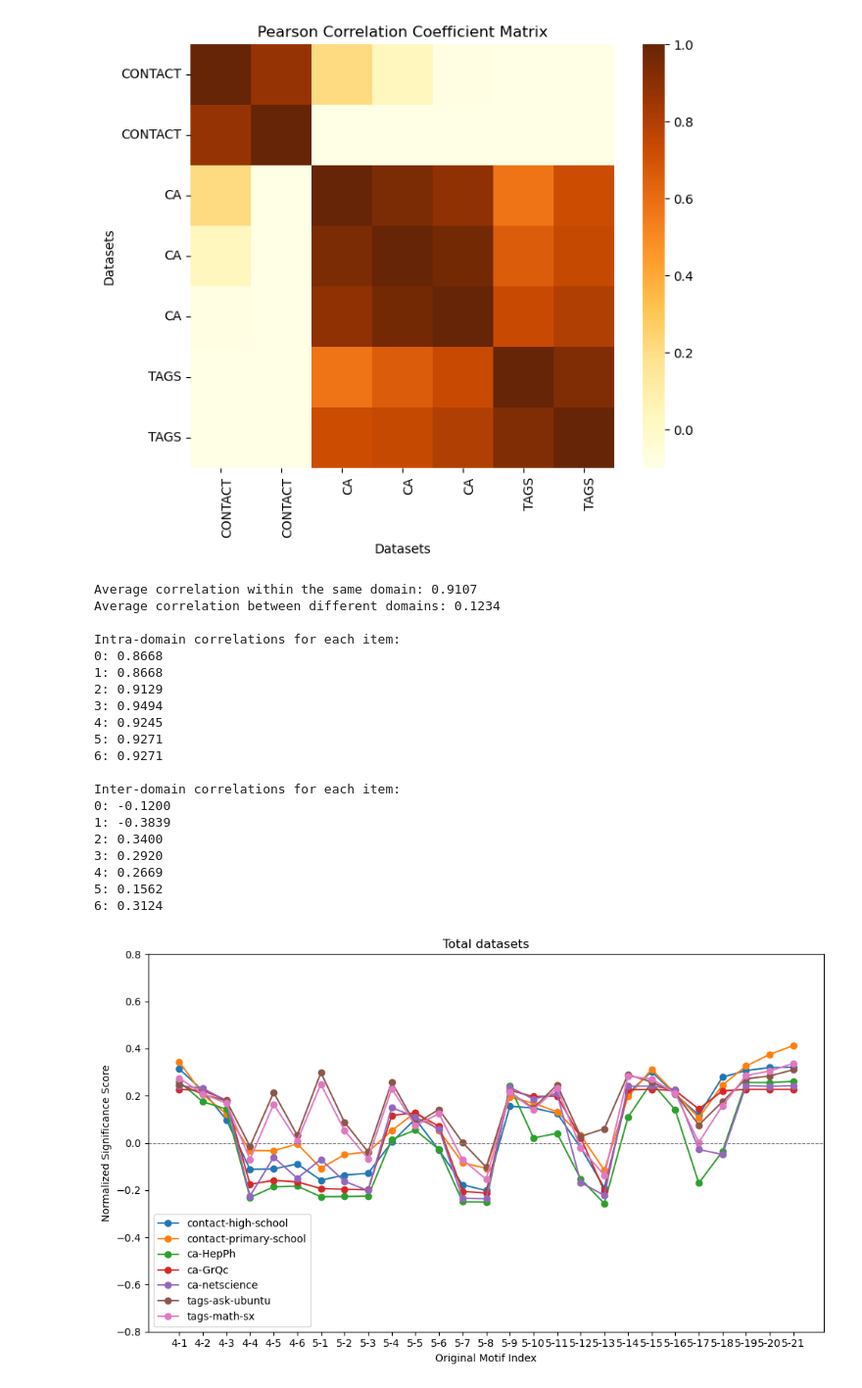
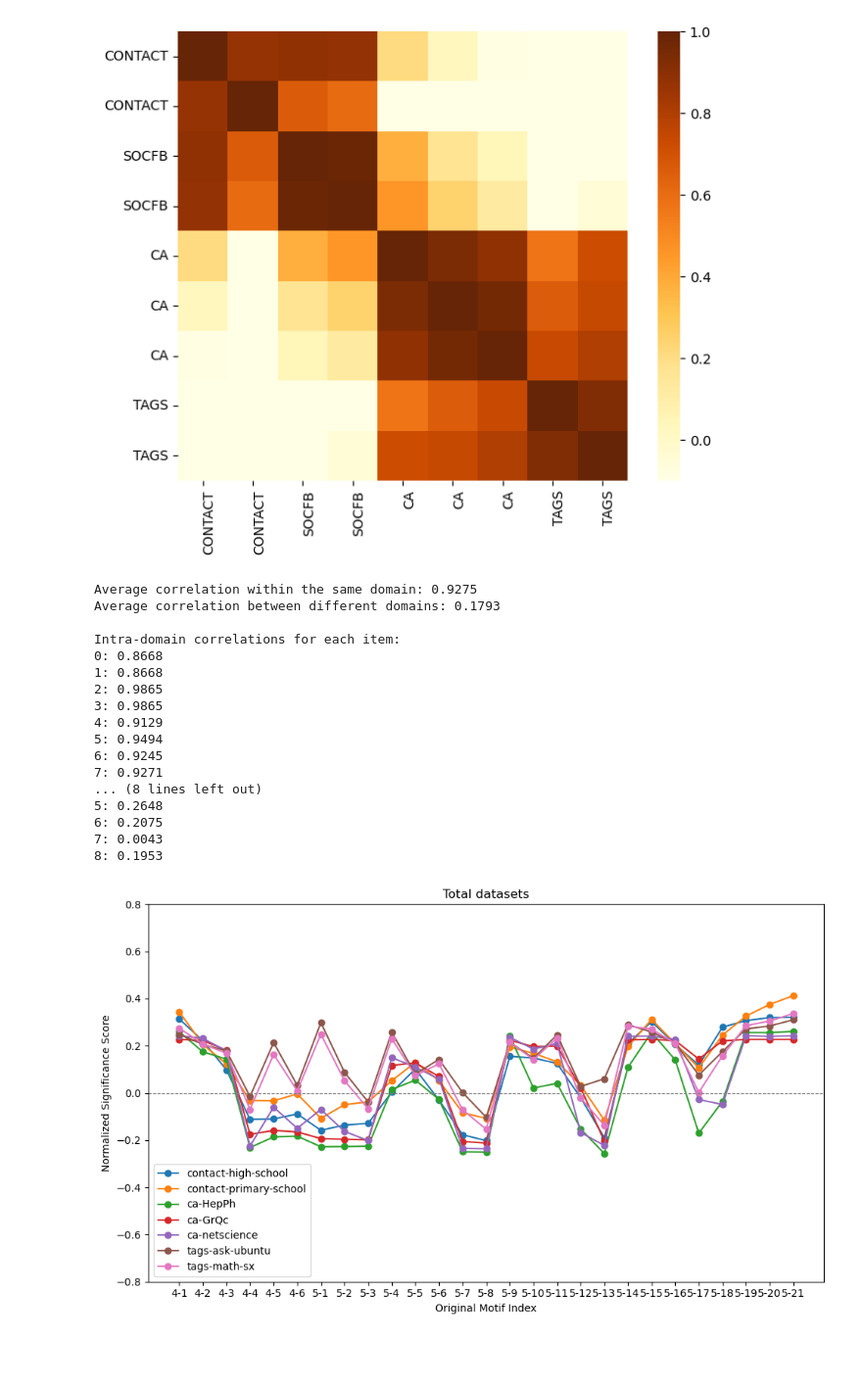
Before and after one commit to thisis05/graphlet_extension, a Jupyter notebook: profile.ipynb, the cells around one changed output. Shown: that part at 98% size. Cells and saved outputs as stored; diff of their text form; code cells hidden in the pictures; blank space fills up the shorter version.

```diff
--- a/profile.ipynb
+++ b/profile.ipynb
@@ -24,9 +24,9 @@ srp_data = []
 # Define domain groups
 domains = {
     'contact': [5, 6],
+    'socfb' : [9, 10],
     'collaboration': [0, 1, 2],
     'tags' : [7, 8]
-    #'socfb' : [10, 11, 12]
 }
 dataset_order= {}
 for keys in domains:
@@ -108,23 +110,23 @@ correlation_matrix
 # %%
 import seaborn as sns
 
-labels = ['CONTACT', 'CONTACT', 'CA', 'CA', 'CA', 'TAGS', 'TAGS']
+labels = ['CONTACT', 'CONTACT', 'SOCFB', 'SOCFB', 'CA', 'CA', 'CA', 'TAGS', 'TAGS']
 plt.figure(figsize=(8, 6))
 sns.heatmap(correlation_matrix, annot=False, fmt=".2f", cmap='YlOrBr', cbar=True, square=True, vmin=-0.1, vmax=1)
-plt.title('Pearson Correlation Coefficient Matrix')
-plt.xlabel('Datasets')
-plt.ylabel('Datasets')
+# plt.title('Correlation Coefficient Matrix')
+# plt.xlabel('Datasets')
+# plt.ylabel('Datasets')
 # Add custom colored labels
 ax = plt.gca()
 ax.set_xticks(np.arange(len(labels)) + 0.5)
 ax.set_yticks(np.arange(len(labels)) + 0.5)
 ax.set_xticklabels(labels, rotation=90, ha='right', rotation_mode='anchor')
 ax.set_yticklabels(labels, rotation=0)
 plt.show()
 
 #0.78 vs 0.70 #contact 제외한것도 설명
 # %% [output]
-[figure, old version]
+[figure, new version]
 # %%
 def calculate_average_correlations(correlation_matrix, domain_indices):
     intra_domain_corr = []
@@ -178,26 +180,23 @@ print("\nInter-domain correlations for each item:")
 for item, corr in item_inter_corr.items():
     print(f'{item}: {corr:.4f}')
 # %% [output]
-Average correlation within the same domain: 0.9107
-Average correlation between different domains: 0.1234
+Average correlation within the same domain: 0.9275
+Average correlation between different domains: 0.1793
 
 Intra-domain correlations for each item:
 0: 0.8668
 1: 0.8668
-2: 0.9129
-3: 0.9494
-4: 0.9245
-5: 0.9271
-6: 0.9271
-
-Inter-domain correlations for each item:
-0: -0.1200
-1: -0.3839
-2: 0.3400
-3: 0.2920
-4: 0.2669
-5: 0.1562
-6: 0.3124
+2: 0.9865
+3: 0.9865
+4: 0.9129
+5: 0.9494
+6: 0.9245
+7: 0.9271
+... (8 lines left out)
+5: 0.2648
+6: 0.2075
+7: 0.0043
+8: 0.1953
 # %%
 import json
 import numpy as np
```
Also changed, not shown: parts of 1 cell of this notebook, 45 other files.
